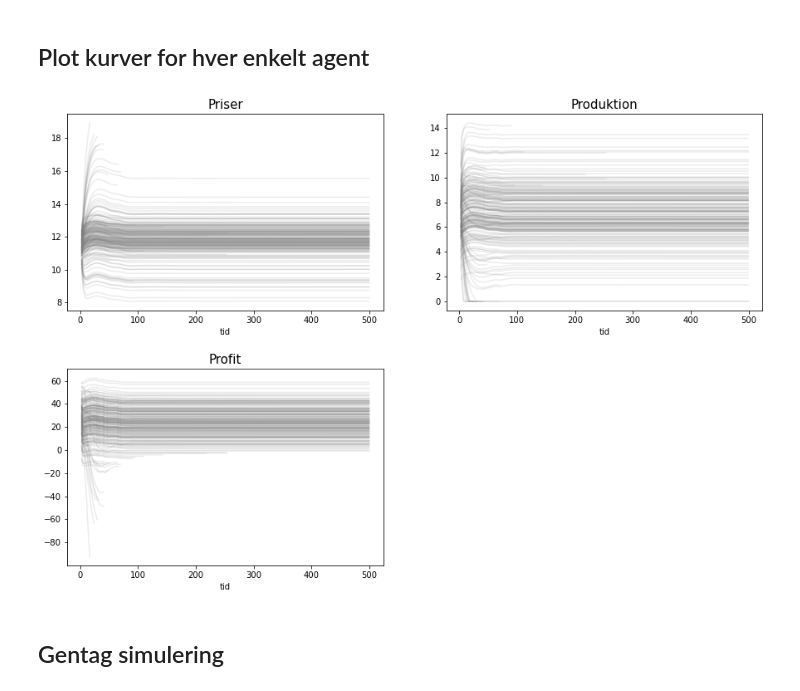
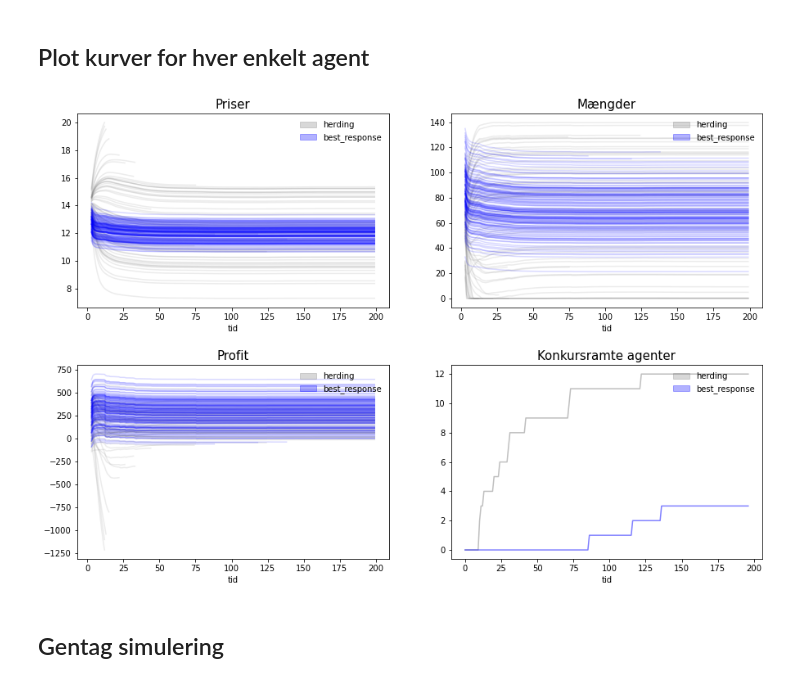
Before and after one commit to DatalogiForAlle/market_competition, a Jupyter notebook: empirical_market_competition_mc.ipynb, the cells around one changed output. Saved outputs shown, nothing was run; the diff lists cells and outputs as text; code cells hidden in the pictures.

```diff
--- a/empirical_market_competition_mc.ipynb
+++ b/empirical_market_competition_mc.ipynb
@@ -161,9 +167,10 @@ profit_df = pd.DataFrame(np.nan, index = range(time_steps), columns = cols)
 mean_productions = pd.DataFrame(np.nan, index = range(time_steps), columns = ["1"])
 mean_prices = pd.DataFrame(np.nan, index = range(time_steps), columns = ["1"])
 mean_profits = pd.DataFrame(np.nan, index = range(time_steps), columns = ["1"])
-mean_productions[0:3] = initial_production
-mean_prices[0:3] = initial_price
-mean_profits[0:3] = 0
+
+mean_productions[0:t_prehist] = initial_production
+mean_prices[0:t_prehist] = initial_price
+mean_profits[0:t_prehist] = 0
 
 agents = create_agents(num_agents)
 
@@ -202,19 +209,21 @@ fig.set_size_inches(15, 10)
 t_0 = 0
 
 # Indsæt plot for alle agenternes individuelle historik
-mean_prices[t_0:].plot(ax = axes[0,0], legend = None, color = 'grey', alpha = 1)
+mean_prices[t_prehist:].plot(ax = axes[0,0], legend = None, color = 'blue', alpha = 0.5, linewidth = 4)
 axes[0, 0].set_title('Gennemsnitlig pris vs. tid', weight = 'roman', size = 15)
 #axes[0, 0].set_ylim(9,15)
 
-mean_productions[t_0:].plot(ax = axes[0,1], legend = None, color = 'grey', alpha = 1)
+mean_productions[t_prehist:].plot(ax = axes[0,1], legend = None, color = 'blue', alpha = 0.5, linewidth = 4)
 axes[0, 1].set_title('Gennemsnitlig produktion vs. tid', weight = 'roman', size = 15)
 #axes[0, 1].set_ylim(0,20)
 
-mean_profits[t_0:].plot(ax = axes[1,0], legend = None, color = 'grey', alpha = 1)
+mean_profits[t_prehist:].plot(ax = axes[1,0], legend = None, color = 'blue', alpha = 0.5, linewidth = 4)
 axes[1, 0].set_title('Gennemsnitlig profit vs. tid', weight = 'roman', size = 15)
 #axes[1, 0].set_ylim(-20,100)
 
-# Tilpas og vis figur
-fig.delaxes(axes[1,1])
+n_bankruptcies = price_df.isna().sum(axis=1)
+n_bankruptcies[t_prehist:].plot(ax = axes[1,1], legend = None, color = 'blue', alpha = 0.5, linewidth = 4)
+axes[1, 1].set_title('Antal agenter gået konkurs vs. tid', weight = 'roman', size = 15)
+
 plt.show()
 # %% [output]
@@ -222,32 +231,61 @@ plt.show()
 # %% [markdown]
 ## Plot kurver for hver enkelt agent
 # %%
+# Definer farver i plots
+type_colors = {'herding': 'grey', 'best_response': 'blue'}
+agent_types = ['herding', 'best_response']
+
+# Kreer liste af farver i legend
+lpatch = []
+for t in agent_types:
+    lpatch.append(matplotlib.patches.Patch(color=type_colors[t], alpha = 0.3, label=t))
+
 # Initier subplots og sæt figurstørrelse
 fig, axes = plt.subplots(nrows=2, ncols=2)
 plt.subplots_adjust(wspace=0.2, hspace=0.3)
 fig.set_size_inches(15, 10)
 
-# Indsæt plot for alle agenternes individuelle historik
-price_df.plot(ax = axes[0,0], legend = None, color = 'grey', alpha = 0.15)
-axes[0, 0].set_title('Priser', weight = 'roman', size = 15)
+# Figur for individuelle priser
+for t in agent_types:
+    idx = p_params[p_params['agent_type'] == t].index.tolist()
+    price_df.iloc[:,idx].plot(ax = axes[0,0], legend = None, color = type_colors[t], alpha = 0.15)
+
+axes[0, 0].set_title('Priser', weight = 'roman', size = 15);
 # axes[0, 0].set_ylim(9,15)
-axes[0, 0].set_xlabel('tid')
+axes[0, 0].set_xlabel('tid');
+axes[0, 0].legend(handles = lpatch, loc = 1, frameon = False);
 
-quantity_df.plot(ax = axes[0,1], legend = None, color = 'grey', alpha = 0.15)
-axes[0, 1].set_title('Produktion', weight = 'roman', size = 15)
-# axes[0, 1].set_ylim(0,20)
-axes[0, 1].set_xlabel('tid')
+# Figur for individuelle produktionsmængder
+for t in agent_types:
+    idx = p_params[p_params['agent_type'] == t].index.tolist()
+    quantity_df.iloc[:,idx].plot(ax = axes[0,1], legend = None, color = type_colors[t], alpha = 0.15)
 
-profit_df.plot(ax = axes[1,0], legend = None, color = 'grey', alpha = 0.15)
-axes[1, 0].set_title('Profit', weight = 'roman', size = 15)
-# axes[1, 0].set_ylim(-20,100)
-axes[1, 0].set_xlabel('tid')
-
-# Tilpas og vis figur
-fig.delaxes(axes[1,1])
-plt.show()
+axes[0, 1].set_title('Mængder', weight = 'roman', size = 15);
+# axes[0, 1].set_ylim(9,15)
+axes[0, 1].set_xlabel('tid');
+axes[0, 1].legend(handles = lpatch, loc = 1, frameon = False);
 
 
-# Note: vi kan tilføje en figur med antallet af tilbageværende ikke-konkursramte agenter til tidspunkt t
+# Figur for individuel profit
+for t in agent_types:
+    idx = p_params[p_params['agent_type'] == t].index.tolist()
+    profit_df.iloc[:,idx].plot(ax = axes[1,0], legend = None, color = type_colors[t], alpha = 0.15)
+
+axes[1, 0].set_title('Profit', weight = 'roman', size = 15);
+# axes[1, 0].set_ylim(9,15)
+axes[1, 0].set_xlabel('tid');
+axes[1, 0].legend(handles = lpatch, loc = 1, frameon = False);
+
+
+# Figur med andel overlevende agenter
+for t in agent_types:
+    df = price_df.iloc[t_prehist:,p_params[p_params['agent_type'] == t].index.tolist()]
+    n_bankruptcies = df.isna().sum(axis=1)
+    plt.plot(range(len(n_bankruptcies)), n_bankruptcies,  color = type_colors[t], alpha = 0.50)
+
+axes[1, 1].set_title('Konkursramte agenter', weight = 'roman', size = 15);
+# axes[1, 0].set_ylim(9,15)
+axes[1, 1].set_xlabel('tid');
+axes[1, 1].legend(handles = lpatch, loc = 1, frameon = False);
 # %% [output]
-[figure, old version]
+[figure, new version]
```
Also changed, not shown: parts of 15 cells of this notebook, 1 other file.
